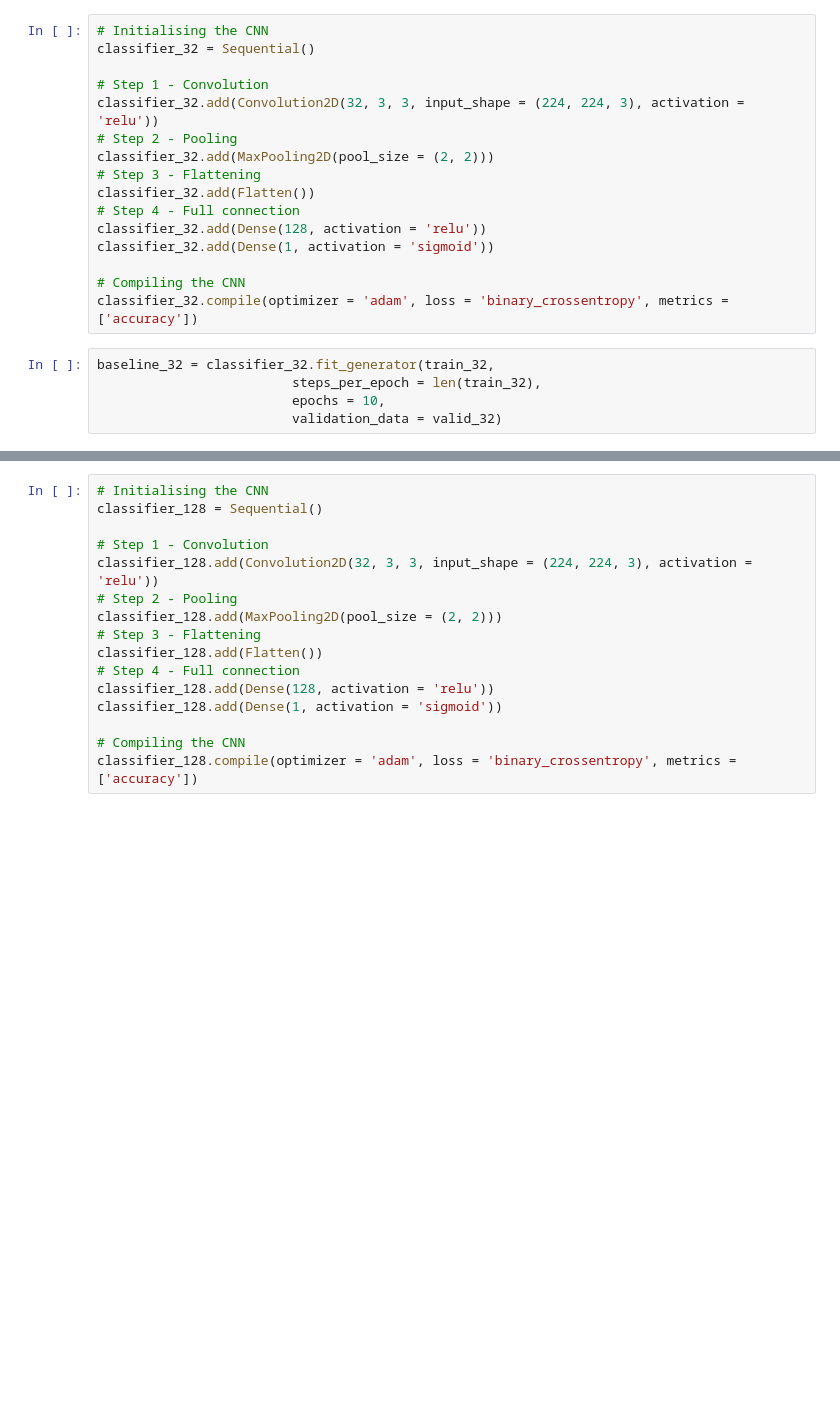
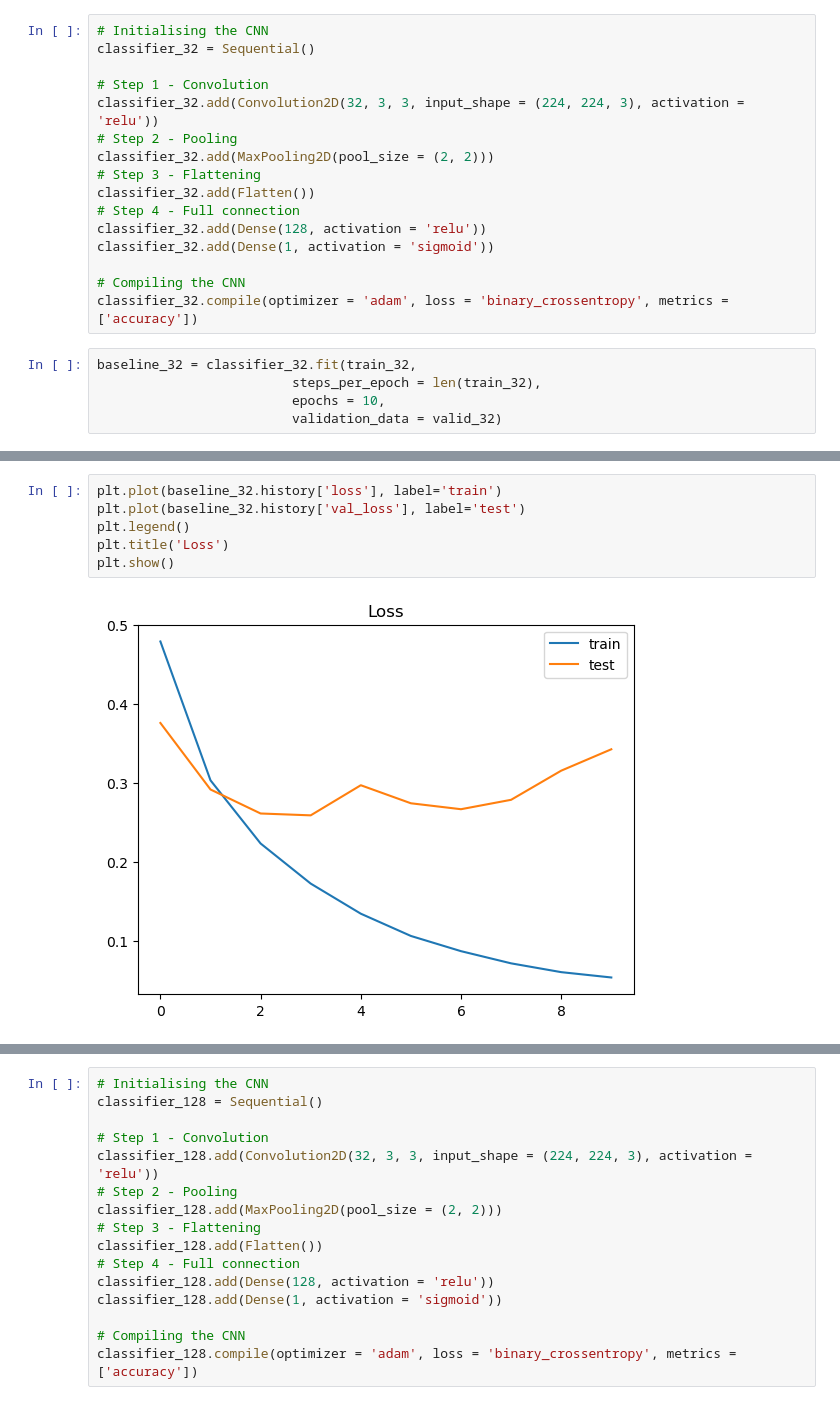
Before and after one commit to Kanustu/DeepFaceDetect, a Jupyter notebook: Notebooks/deepfake1.ipynb, the cells around one changed output, grey strips where cells are left out. Cells and saved outputs as stored; diff of their text form; blank space fills up the shorter version.

```diff
--- a/Notebooks/deepfake1.ipynb
+++ b/Notebooks/deepfake1.ipynb
@@ -329,7 +338,7 @@ classifier_32.add(Dense(1, activation = 'sigmoid'))
 # Compiling the CNN
 classifier_32.compile(optimizer = 'adam', loss = 'binary_crossentropy', metrics = ['accuracy'])
 # %%
-baseline_32 = classifier_32.fit_generator(train_32,
+baseline_32 = classifier_32.fit(train_32,
                          steps_per_epoch = len(train_32),
                          epochs = 10,
                          validation_data = valid_32)
@@ -356,0 +366,8 @@ Epoch 10/10
+# %%
+plt.plot(baseline_32.history['loss'], label='train')
+plt.plot(baseline_32.history['val_loss'], label='test')
+plt.legend()
+plt.title('Loss')
+plt.show()
+# %% [output]
+[figure, added]
```
Also changed, not shown: parts of 35 cells of this notebook.
